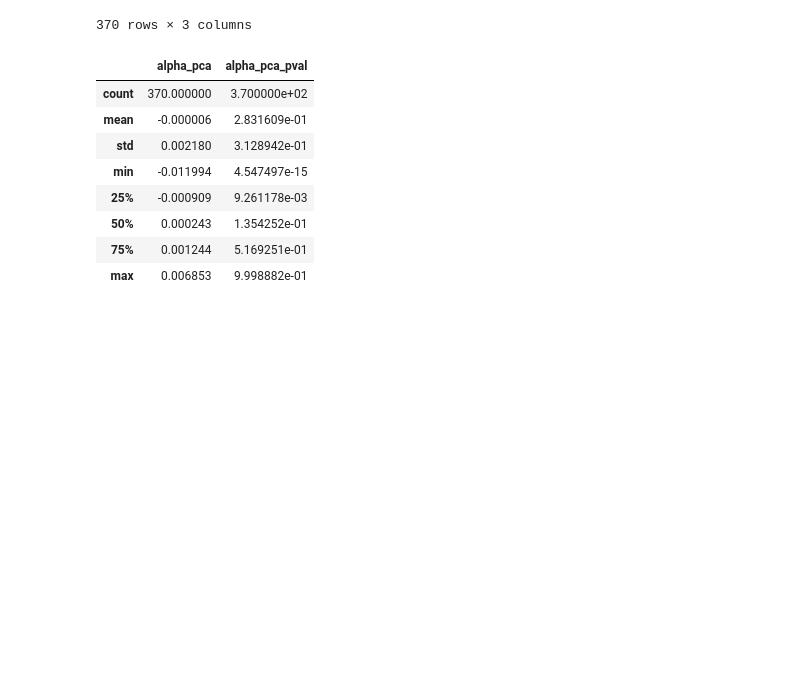
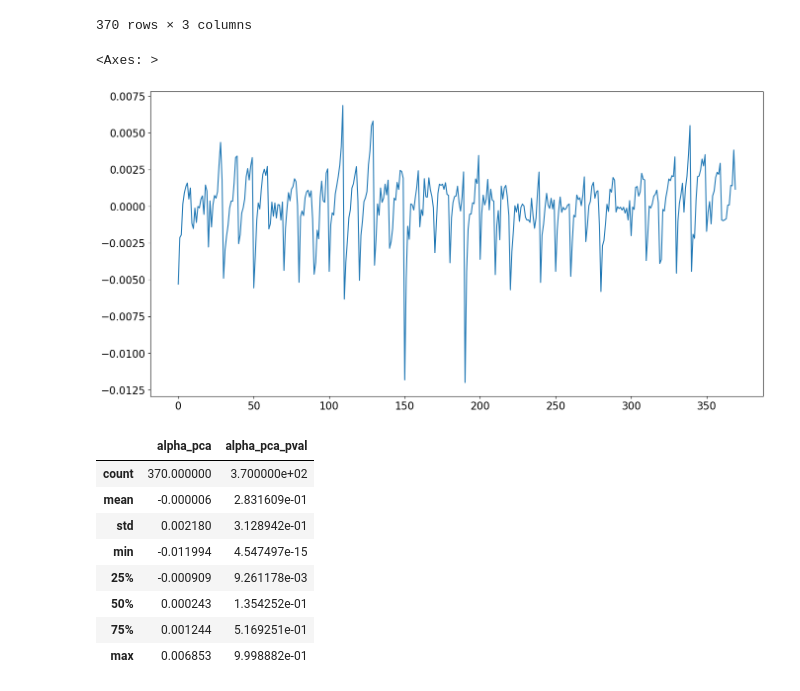
Before and after one commit to lmaksymenko/BerkeleyCourses, a Jupyter notebook: MFE230E/Answers_to_PS7_230E.ipynb, the cells around one changed output. Cells and saved outputs as stored; diff of their text form; code cells hidden in the pictures; blank space fills up the shorter version.

```diff
--- a/MFE230E/Answers_to_PS7_230E.ipynb
+++ b/MFE230E/Answers_to_PS7_230E.ipynb
@@ -270,6 +275,11 @@ ff_pricing_errors
 | 368 | (valueem, p9) | 0.003819 | 1.341735e-03 |
 | 369 | (valueem, p10) | 0.001151 | 5.195247e-01 |
 370 rows × 3 columns
+# %%
+ff_pricing_errors["alpha_pca"].plot()
+# %% [output]
+<Axes: >
+[figure, added]
 # %%
 ff_pricing_errors.describe()
 # %% [output]
```
Also changed, not shown: parts of 9 cells of this notebook.
